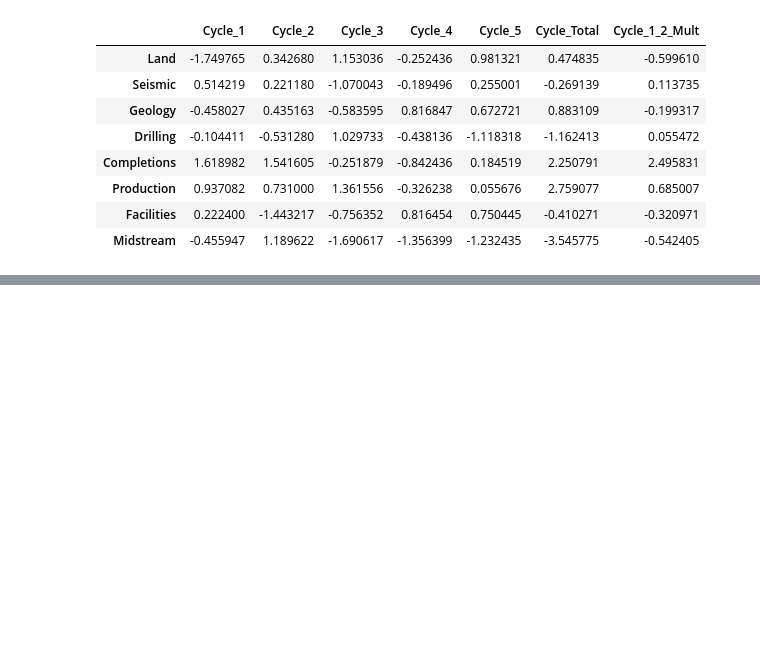
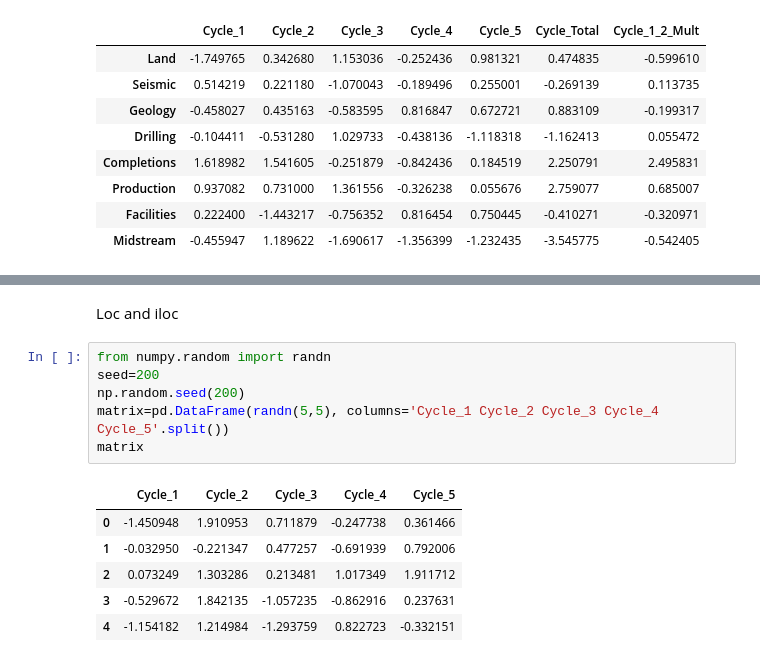
Before and after one commit to aleal4/ML_python_fundamentals, a Jupyter notebook: Python Fundamentals.ipynb, the cells around one changed output, grey strips where cells are left out. Cells and saved outputs as stored; diff of their text form; blank space fills up the shorter version.

Commit message:
loc and iloc

```diff
--- a/Python Fundamentals.ipynb
+++ b/Python Fundamentals.ipynb
@@ -451,0 +476,15 @@ life_cycle
+# %% [markdown]
+Loc and iloc
+# %%
+from numpy.random import randn
+seed=200
+np.random.seed(200)
+matrix=pd.DataFrame(randn(5,5), columns='Cycle_1 Cycle_2 Cycle_3 Cycle_4 Cycle_5'.split())
+matrix
+# %% [output]
+|  | Cycle_1 | Cycle_2 | Cycle_3 | Cycle_4 | Cycle_5 |
+| 0 | -1.450948 | 1.910953 | 0.711879 | -0.247738 | 0.361466 |
+| 1 | -0.032950 | -0.221347 | 0.477257 | -0.691939 | 0.792006 |
+| 2 | 0.073249 | 1.303286 | 0.213481 | 1.017349 | 1.911712 |
+| 3 | -0.529672 | 1.842135 | -1.057235 | -0.862916 | 0.237631 |
+| 4 | -1.154182 | 1.214984 | -1.293759 | 0.822723 | -0.332151 |
```
Also changed, not shown: parts of 9 cells of this notebook, 1 other file.
